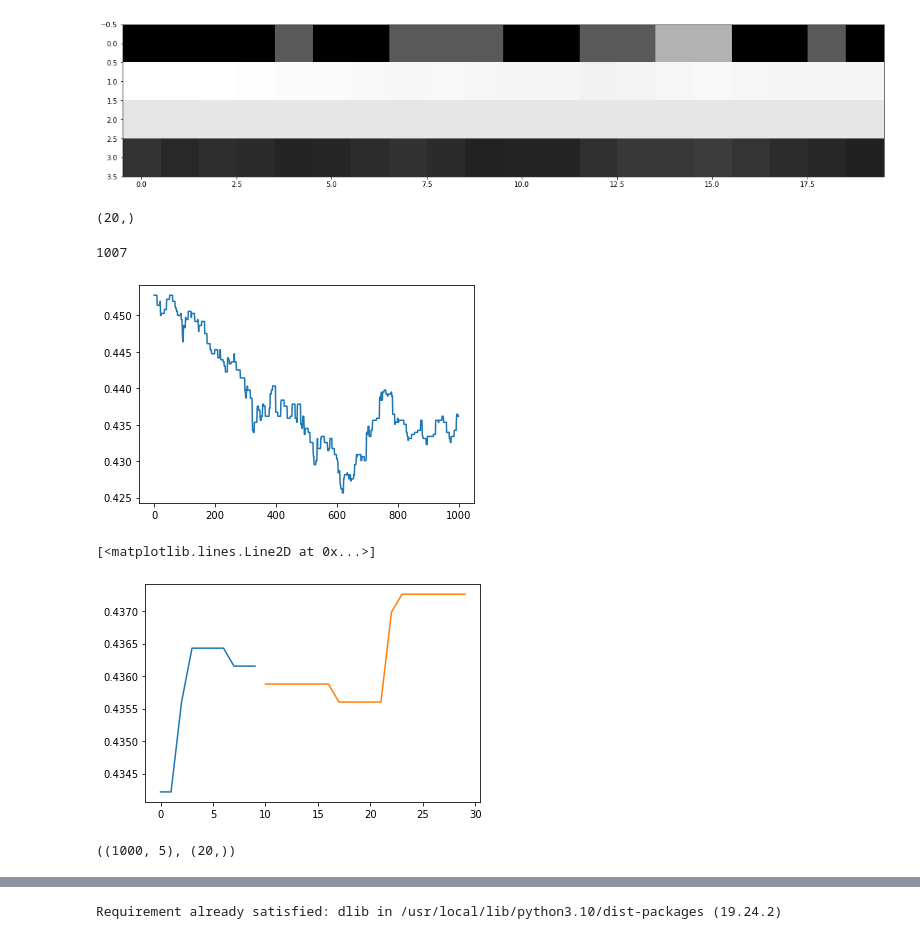
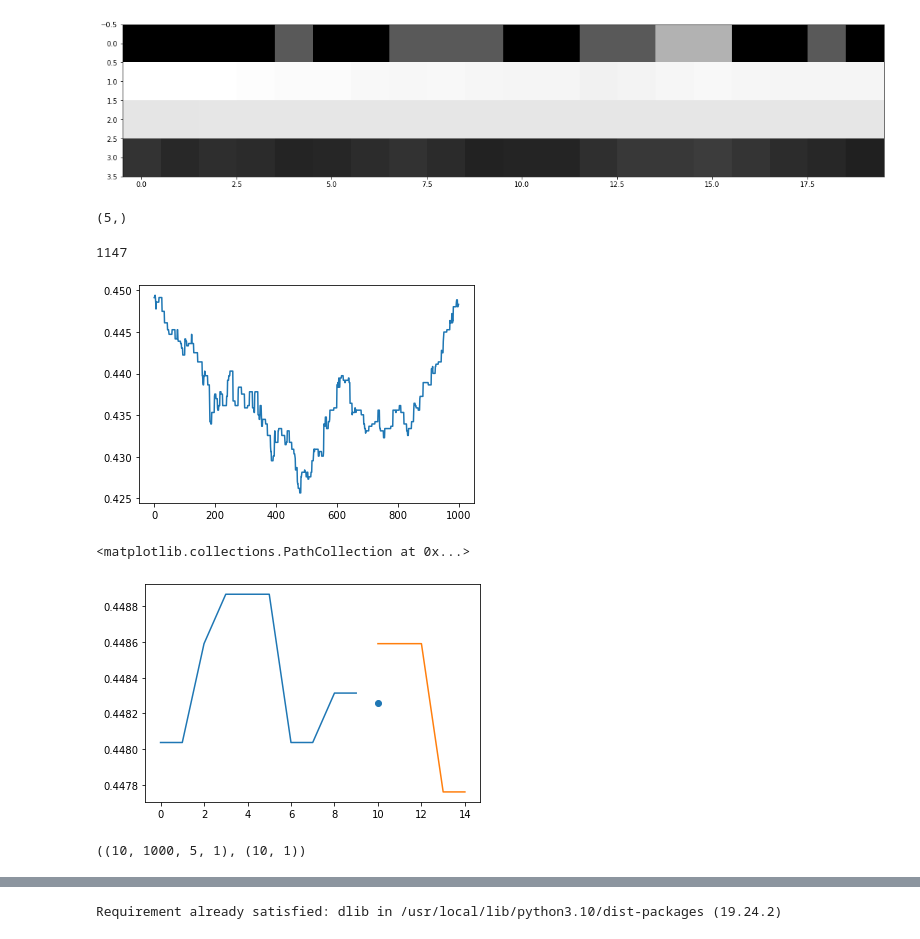
Before and after one commit to mfilipak/FILIPAK-DATA-SCIENCE, a Jupyter notebook: DIA7.ipynb, the cells around one changed output, grey strips where cells are left out. Cells and saved outputs as stored; diff of their text form; code cells hidden in the pictures.

```diff
--- a/DIA7.ipynb
+++ b/DIA7.ipynb
@@ -195,9 +211,15 @@ random.randint(1,5)
 # %%
 def generator(d, window_size=100, future_deep=5, jitter=0):
-    i = window_size
+    """
+    d: dados de entrada - shape (n,m) onde n é o número de amostras e m o número de features
+    window_size = comprimento da saída. número de amostras da saída
+    future_deep: O número de amostras do futuro
+    jitter: Saltos aleatórios
+    """
+    i = window_size #inicia numa posição que permite fazer um corte de window_size para trás
     while True:
-        print(i)
-        yield d[i-window_size:i], d[i:i+future_deep,1]
+        print(i) #debug
+        yield d[i-window_size:i], d[i:i+future_deep,1] #
 
         if jitter!=0:
             i+=random.randint(1,jitter+1)
@@ -208,5 +234,5 @@ def generator(d, window_size=100, future_deep=5, jitter=0):
 # %%
-train_g = generator(data_train[20000:], 1000, future_deep=20, jitter=30)
+train_g = generator(data_train[20000:], 1000, future_deep=5, jitter=30)
 # %%
 X, Y = next(train_g)
 plt.figure(figsize=(20,20))
@@ -218,15 +244,16 @@ plt.imshow(cv2.resize(X.T,(20,5))[[0,1,3,4],:], cmap="gray")
 # %%
 Y.shape
 # %% [output]
-(20,)
+(5,)
 # %%
 X, Y = next(train_g)
 plt.plot(X[...,1])
 plt.show()
 plt.plot(X[...,1][-10:])
 plt.plot(range(10,10+len(Y)),Y)
+plt.scatter(10,Y.mean())
 # %% [output]
-1007
+1147
-[figure, old version]
+[figure, new version]
-[<matplotlib.lines.Line2D at 0x...>]
+<matplotlib.collections.PathCollection at 0x...>
-[figure, old version]
+[figure, new version]
@@ -233,4 +287,5 @@ plt.plot(range(10,10+len(Y)),Y)
 # %%
+X,Y = next(tmp)
 X.shape, Y.shape
 # %% [output]
-((1000, 5), (20,))
+((10, 1000, 5, 1), (10, 1))
```
Also changed, not shown: parts of 25 cells of this notebook.
